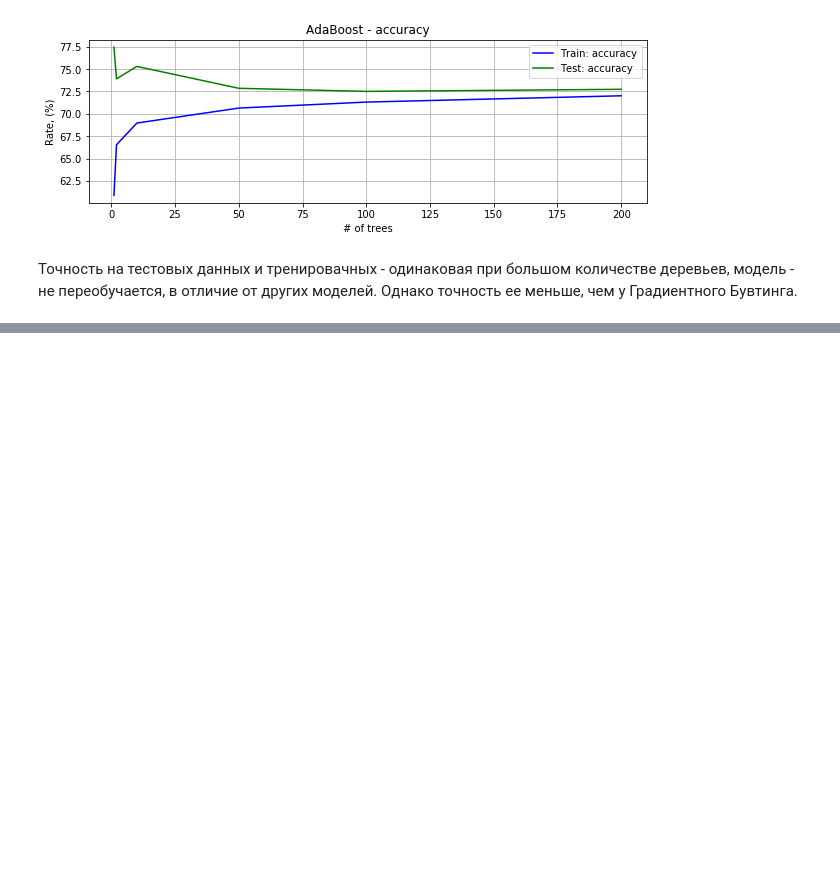
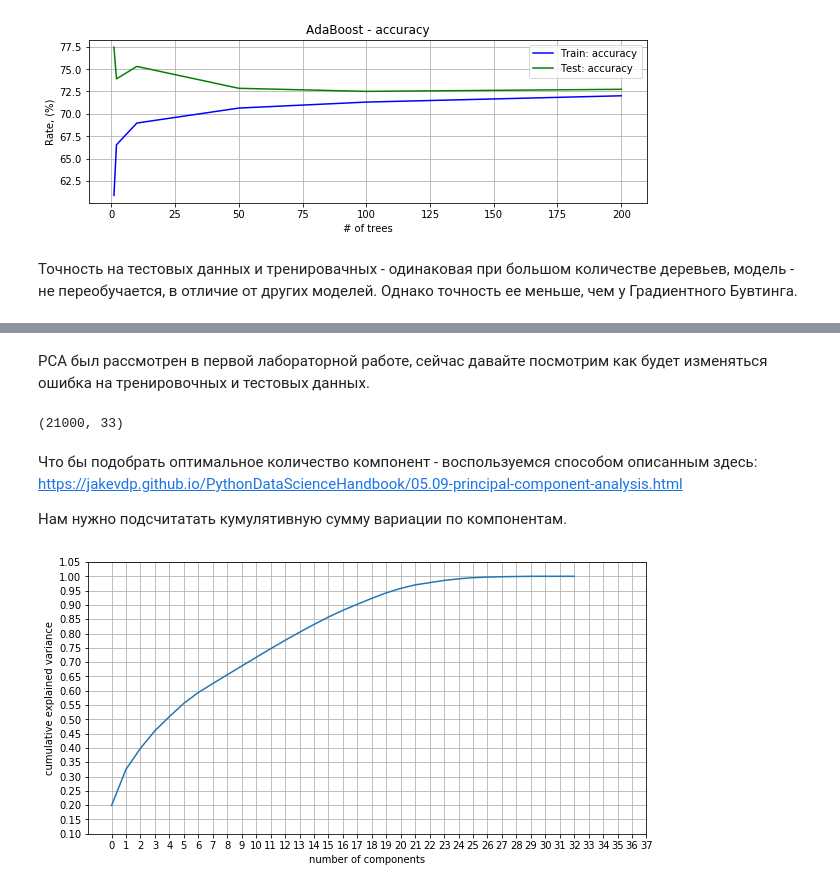
Before and after one commit to SmirnovEgorRu/ml_nngu, a Jupyter notebook: pre-processing.ipynb, the cells around one changed output, grey strips where cells are left out. Saved outputs shown, nothing was run; the diff lists cells and outputs as text; code cells hidden in the pictures; blank space fills up the shorter version.

```diff
--- a/pre-processing.ipynb
+++ b/pre-processing.ipynb
@@ -1080,0 +1083,51 @@ drow(train_tn, train_tp, predcit_tn, predcit_tp, acc_train, acc_test, "AdaBoost"
+# %% [markdown]
+PCA был рассмотрен в первой лабораторной работе, сейчас давайте посмотрим как будет изменяться ошибка на тренировочных и тестовых данных.
+# %%
+def do_one_hot_encoding(col, data):
+    data = pd.concat([pd.get_dummies(data[col], prefix=col), data],axis=1)
+    data.drop([col],axis=1, inplace=True)
+    return data
+
+def norm(X_train, X_test):
+    zscore  = StandardScaler()
+    X_train = zscore.fit_transform(X_train)
+    X_test  = zscore.transform(X_test)
+    return X_train, X_test
+
+def load_data():
+    df = pd.read_csv("credit_card.csv")
+    df = df.drop(columns=['ID'])
+    df = df.rename(index=str, columns={"BILL_AMT" + str(i) : "STATE" + str(i)  for i in range(7)})
+    df = df.rename(index=str, columns={"PAY_AMT" + str(i) : "PAY" + str(i)  for i in range(7)})
+    df = df.rename(index=str, columns={"PAY_" + str(i) : "DELAY" + str(i)  for i in range(7)})
+    df = df.rename(index=str, columns={"default payment next month": "label"})
+    df = do_one_hot_encoding('SEX', df)
+    df = do_one_hot_encoding('EDUCATION', df)
+    df = do_one_hot_encoding('MARRIAGE', df)
+
+    X_train, X_test, y_train, y_test = train_test_split(df.drop('label', axis=1), np.array(df['label']), test_size=0.3, random_state=42)
+    X_train, X_test = norm(X_train, X_test)
+
+    return X_train, X_test, y_train, y_test
+# %%
+X_train, X_test, y_train, y_test = load_data()
+# %%
+X_train.shape
+# %% [output]
+(21000, 33)
+# %% [markdown]
+Что бы подобрать оптимальное количество компонент - воспользуемся способом описанным здесь: https://jakevdp.github.io/PythonDataScienceHandbook/05.09-principal-component-analysis.html
+
+Нам нужно подсчитатать кумулятивную сумму вариации по компонентам.
+# %%
+pca = PCA().fit(X_train)
+fig = plt.figure(figsize=(10, 5))
+ax = plt.subplot(111)
+ax.plot(np.cumsum(pca.explained_variance_ratio_))
+ax.set_xticks(np.arange(0,38,1))
+ax.set_yticks(np.arange(0.1,1.1,0.05))
+plt.xlabel('number of components')
+plt.ylabel('cumulative explained variance');
+plt.grid(True)
+# %% [output]
+[figure, added]
```
Also changed, not shown: parts of 4 cells of this notebook.
